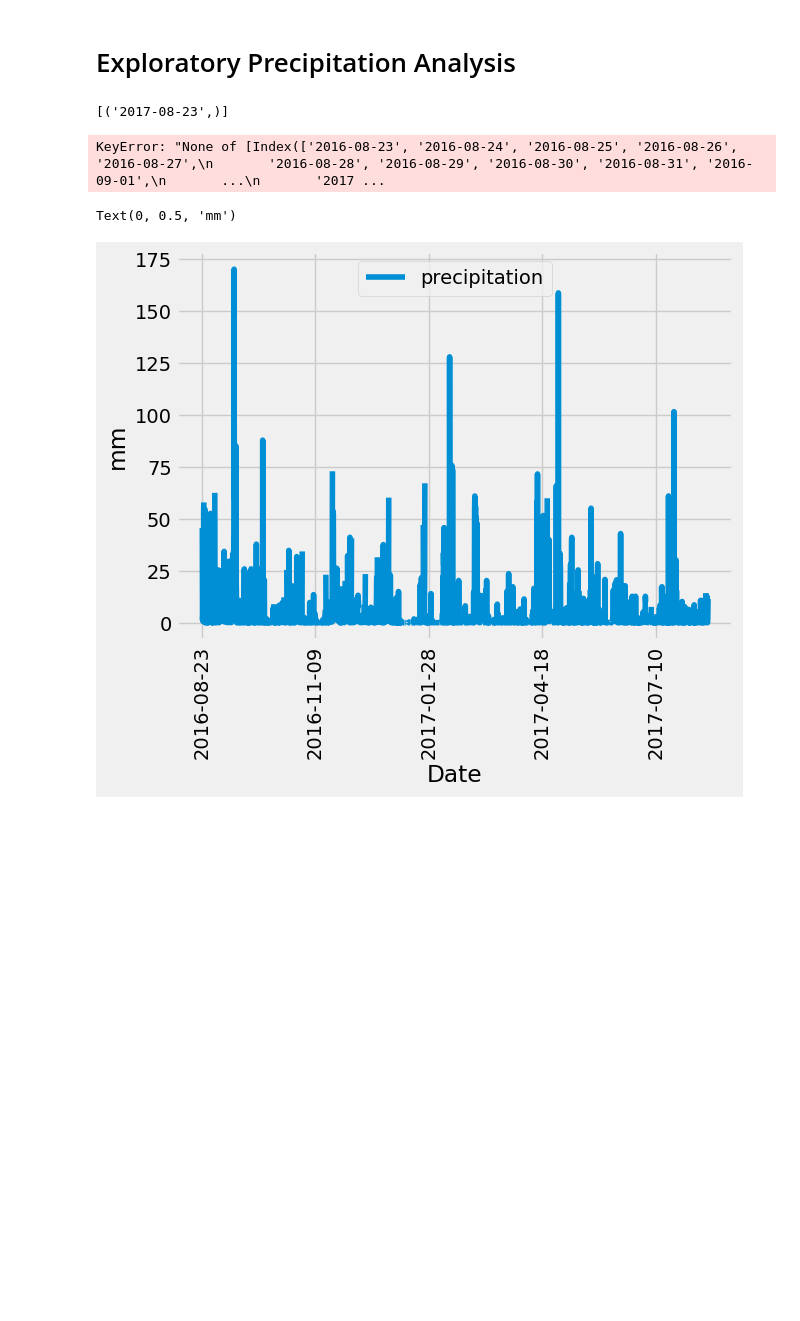
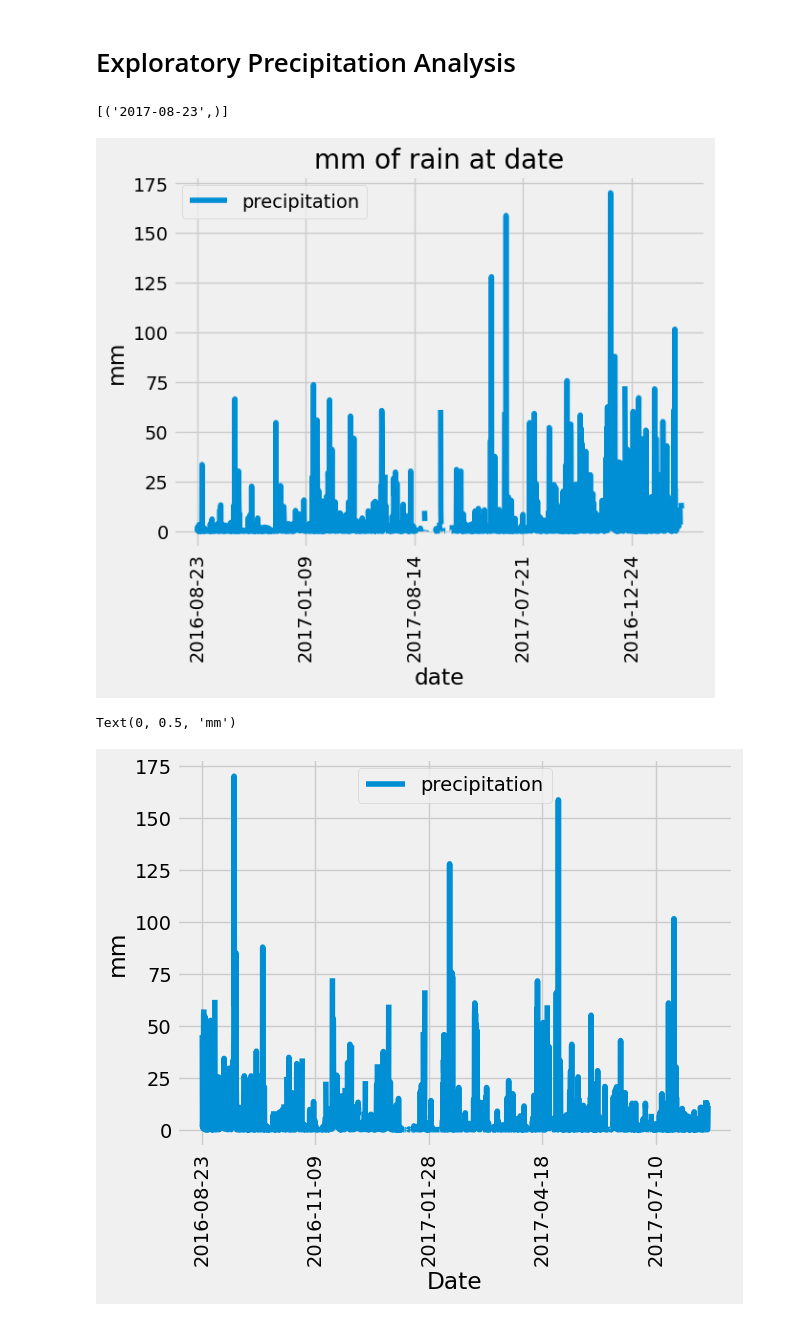
Before and after one commit to ljulbrich/sqlalchemy-challenge, a Jupyter notebook: SurfsUp/climate_starter.ipynb, the cells around one changed output. Drawn from its saved outputs; the diff is of its cells as text; code cells hidden in the pictures; blank space fills up the shorter version.

```diff
--- a/SurfsUp/climate_starter.ipynb
+++ b/SurfsUp/climate_starter.ipynb
@@ -70,14 +70,19 @@ print(last_date)
 # %%
 #year_data = session.query(Measurement.date, Measurement.prcp).order_by(desc(Measurement.date)).limit(365).all()
 rain_query = text('SELECT date, prcp FROM measurement WHERE date between "2016-08-23" and "2017-08-23"')
 year_data = pd.read_sql(rain_query, conn)
 year_data_df = pd.DataFrame(year_data)
-year_data_df.reset_index()
-year_data_df
-rainfall_plot = year_data_df.plot(x=year_data_df['date'], y=year_data_df['prcp'], use_index=False)
-rainfall_plot
+
+
+
+rainfall_plot = year_data_df.plot(x='date', y='prcp', label='precipitation', kind='line', title='mm of rain at date')
+plt.ylabel('mm')
+plt.xticks(rotation=90)
+
+
+plt.show()
 # %% [output]
-KeyError: "None of [Index(['2016-08-23', '2016-08-24', '2016-08-25', '2016-08-26', '2016-08-27',\n       '2016-08-28', '2016-08-29', '2016-08-30', '2016-08-31', '2016-09-01',\n       ...\n       '2017 ...
+[figure, added]
 # %%
 # Design a query to retrieve the last 12 months of precipitation data and plot the results.
 # Starting from the most recent data point in the database.
```
